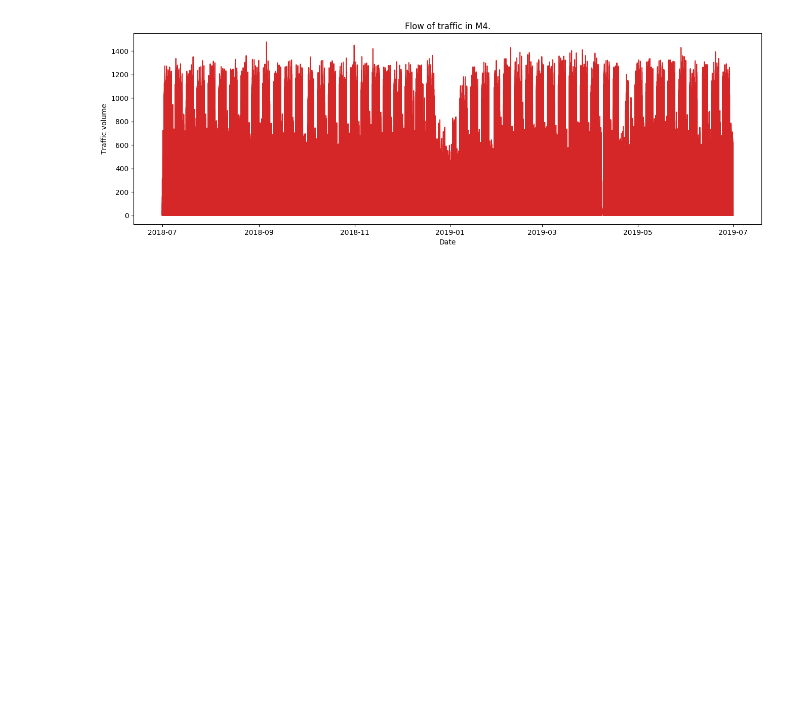
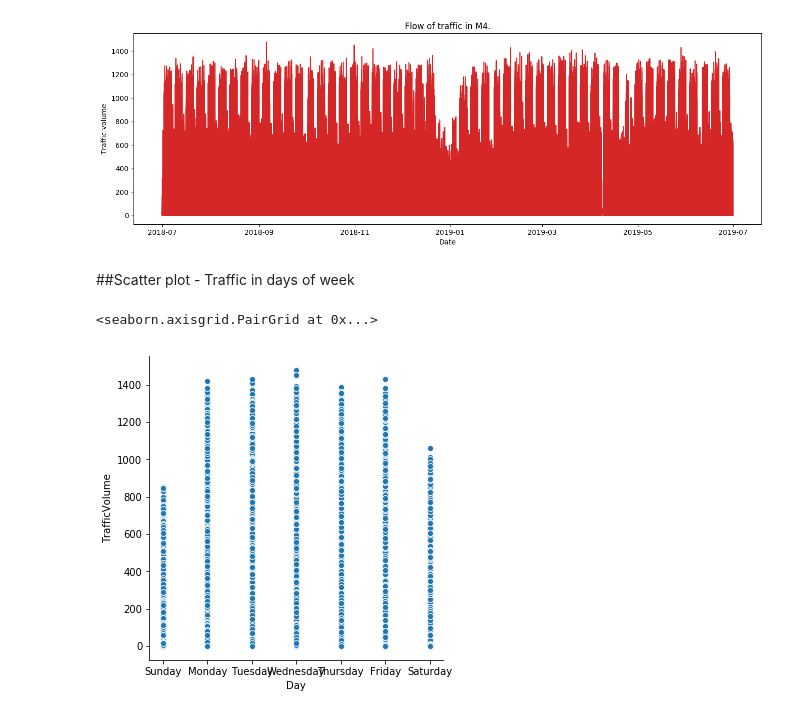
Before and after one commit to hrai/-M4-Data-Analysis, a Jupyter notebook: Assignment_2.ipynb, the cells around one changed output. Saved outputs shown, nothing was run; the diff lists cells and outputs as text; code cells hidden in the pictures; blank space fills up the shorter version.

```diff
--- a/Assignment_2.ipynb
+++ b/Assignment_2.ipynb
@@ -258,7 +257,7 @@ Index(['DateTime', 'AssetID', 'FinancialQtrID', 'IntervalEnd', 'Version',
       dtype='object')
 # %%
 
-df_all.rename(columns={'TotalVolume': 'TotalTrafficVolume', 'VehicleClass':'VehicleType'}, inplace=True)
+df_all.rename(columns={'TotalVolume': 'TrafficVolume', 'VehicleClass':'VehicleType'}, inplace=True)
 df_all.columns
 # %% [output]
 Index(['DateTime', 'AssetID', 'FinancialQtrID', 'IntervalEnd', 'Version',
@@ -272,2 +271,12 @@ plot_df(df_all, x=df_all['DateTime'], y=df_all['TotalTrafficVolume'], title='Flo
 # %% [output]
 [figure]
+# %% [markdown]
+##Scatter plot - Traffic in days of week
+# %%
+df_all['Day'] = df_all['DateTime'].dt.day_name()
+
+sns.pairplot(x_vars=["Day"], y_vars=["TrafficVolume"],
+             data=df_all, height=5)
+# %% [output]
+<seaborn.axisgrid.PairGrid at 0x...>
+[figure, added]
```
Also changed, not shown: parts of 3 cells of this notebook.
